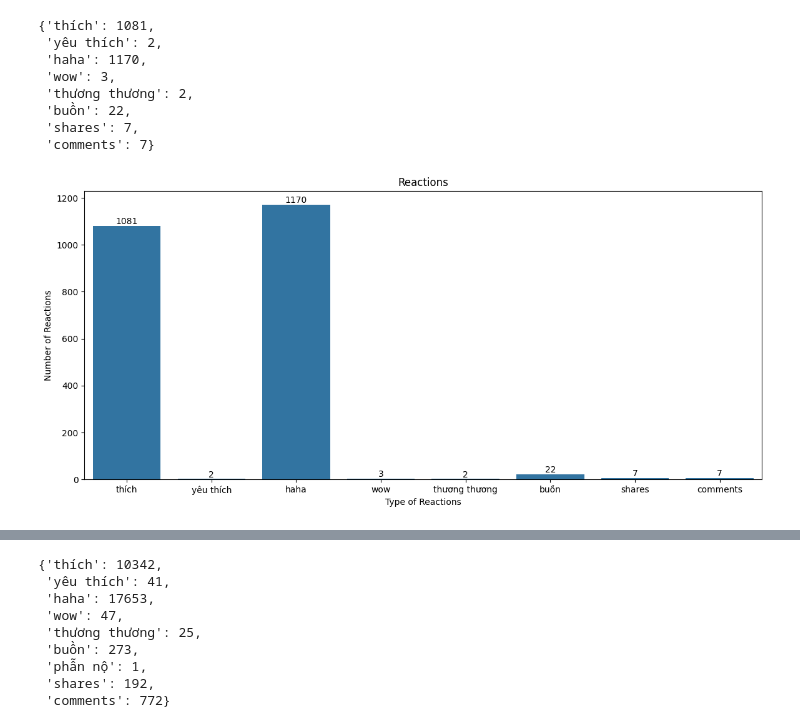
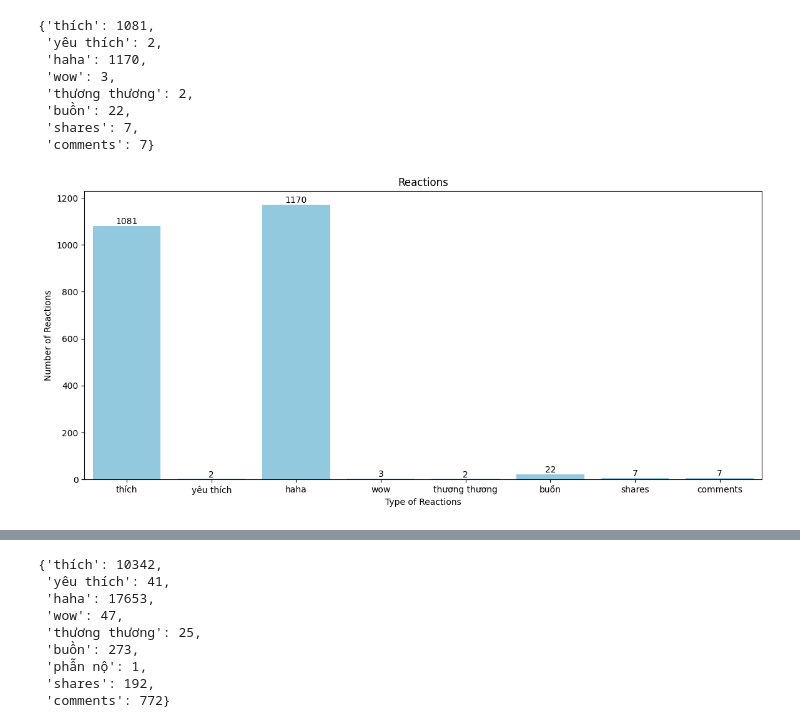
Before and after one commit to PHAMDANGPHONG/final-project-PHAMDANGPHONG22022614, a Jupyter notebook: Analyze_data.ipynb, the cells around one changed output, grey strips where cells are left out. Cells and saved outputs as stored; diff of their text form; code cells hidden in the pictures.

```diff
--- a/Analyze_data.ipynb
+++ b/Analyze_data.ipynb
@@ -163,19 +163,20 @@ reactions
 # %%
 reactions = dict(eval(first_row['reactions']))
 reactions["shares"] = first_row['shares']
 reactions["comments"] = first_row['comments']
 plt.figure(figsize=(14,6))
 ax = sns.barplot(
     x=list(reactions.keys()),
-    y=list(reactions.values())
+    y=list(reactions.values()),
+    color='skyblue'
 )
 plt.bar_label(ax.containers[0])
 plt.title('Reactions')
 plt.xlabel('Type of Reactions')
 plt.ylabel('Number of Reactions')
 plt.show()
 # %% [output]
-[figure, old version]
+[figure, new version]
 # %%
 #Bài viết có lượt tương tác cao nhất
 Max_reactions = raw_df[raw_df['reaction_count'] == raw_df['reaction_count'].max()]
```
Also changed, not shown: parts of 2 cells of this notebook.
